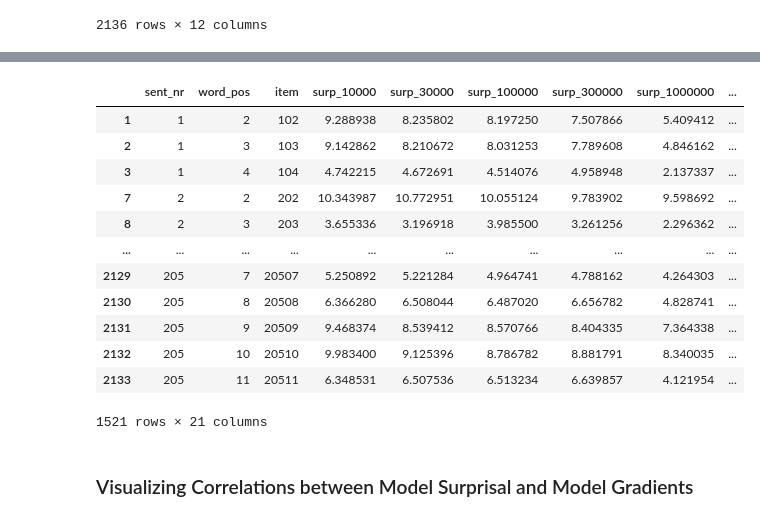
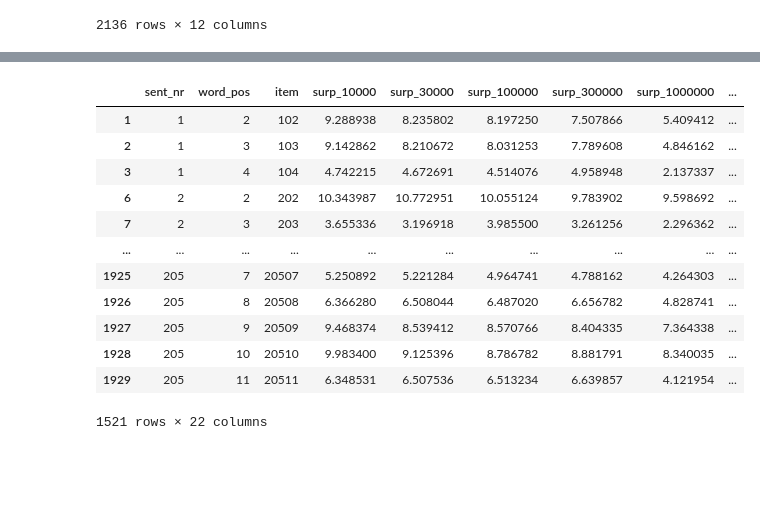
Before and after one commit to daanbrugmans/ru-computational-psycholinguistics-23-24, a Jupyter notebook: assignment-2/code/main.ipynb, the cells around one changed output, grey strips where cells are left out. Saved outputs shown, nothing was run; the diff lists cells and outputs as text; code cells hidden in the pictures; blank space fills up the shorter version.

```diff
--- a/assignment-2/code/main.ipynb
+++ b/assignment-2/code/main.ipynb
@@ -104,0 +110,24 @@ for erp_sentence_data in erp_data:
+# %%
+parsed_p600_data = []
+
+# For every sentence read by participants in the study...
+for sentence_index, erp_sentence_data in enumerate(erp_data):
+    # Get a tuple of the sentence's (words, participants, ERP components)
+    erp_sentence_data = erp_sentence_data[0]
+
+    # For every word in the sentence...
+    for word_index, erp_word_data in enumerate(erp_sentence_data):
+        # Get the P600 component for that word for all participants, then get the mean
+        p600s_for_word = erp_word_data[:, 4]
+        mean_p600_for_word = np.mean(p600s_for_word)
+
+        # Add a row to the parsed_p600_list in the same format as the .csvs generated by get_predictions
+        parsed_p600_data.append([
+            sentence_index + 1,
+            word_index + 1,
+            (100 * (sentence_index + 1)) + (word_index + 1),
+            mean_p600_for_word
+        ])
+
+parsed_p600_data = pd.DataFrame(parsed_p600_data, columns=["sent_nr", "word_pos", "item", "erp_p600_mean"])
+parsed_p600_data
@@ -152,58 +205,54 @@ model_stimuli_gradient_df
 def draw_lineplot(x_axis_name: str, y_axis_name: str, df: pd.DataFrame, x_axis_label: str = None, y_axis_label: str = None, title: str = None) -> pd.DataFrame:
     # Draw a linear regression plot, a scatter plot with a linear regression line on top of it
     plt.figure()
-    plot = sns.lmplot(x=x_axis_name, y=y_axis_name, data=df, seed=3131, line_kws={"color": "C1"})
+    plot = sns.lmplot(x=x_axis_name, y=y_axis_name, data=df, seed=3131, line_kws={"color": "C1"}, order=2)
 
     if (x_axis_label is not None) and (y_axis_label is not None):
         plot.set_axis_labels(x_axis_label, y_axis_label)
 
     if title is not None:
         plt.title(title)
 
     # Iterate over the data points in the plot
     for _, facet_df in plot.facet_data():
         # Remove missing values when calculating the linear regression
         facet_df = facet_df.dropna(axis=0)
 
         # Calculate slope, intercept, and correlation coefficient r of the linear regression shown in the plot
-        reg_slope, reg_intercept, r, _, _ = scipy.stats.linregress(
+        _, _, r, _, _ = scipy.stats.linregress(
             x=facet_df[x_axis_name],
             y=facet_df[y_axis_name]
         )
-
-        print(len(facet_df))
 
         # Write the regression's formula onto the plot
         max_x = facet_df[x_axis_name].max(axis=0)
         max_y = facet_df[y_axis_name].max(axis=0)
 
-        plt.text(max_x * 0.8, max_y * 0.95, f"y = {round(reg_slope, 2)}x + {round(reg_intercept)}")
-        plt.text(max_x * 0.8, max_y * 0.90, f"r = {round(r, 3)}")
+        plt.text(max_x * 0.7, max_y * 0.95, f"r = {round(r, 3)}")
 
-    return reg_slope, reg_intercept, r
+    return r
 
-# Merging the model stimuli dataframes
+
+# Merging the model stimuli dataframes with each other and the ERP P600 dataframe
 model_stimuli_df = pd.merge(model_stimuli_surprisal_df, model_stimuli_gradient_df.iloc[:, 2:], on="item")
+model_stimuli_df = pd.merge(model_stimuli_df, parsed_p600_data.iloc[:, 2:], on="item") # NOTE: This merge removes rows about surprisal/gradients of periods
 
-# Removing sentence-initial word, sentence-final word, and period
-model_stimuli_df = model_stimuli_df[~(model_stimuli_df["word_pos"].shift(-1) == 1)] # NOTE: Remove periods
+# Removing sentence-initial word and sentence-final word
 model_stimuli_df = model_stimuli_df[~(model_stimuli_df["word_pos"].shift(-1) == 1)] # NOTE: Remove sentence-final words
 model_stimuli_df = model_stimuli_df[~(model_stimuli_df["word_pos"] == 1)] # NOTE: Remove sentence-initial words
-model_stimuli_df = model_stimuli_df.iloc[:-2, :] # NOTE: Remove period and sentence-final word of final sentence
+model_stimuli_df = model_stimuli_df.iloc[:-1, :] # NOTE: Remove the sentence-final word of the final sentence
 model_stimuli_df
 # %% [output]
 |  | sent_nr | word_pos | item | surp_10000 | surp_30000 | surp_100000 | surp_300000 | surp_1000000 | ... |
 | 1 | 1 | 2 | 102 | 9.288938 | 8.235802 | 8.197250 | 7.507866 | 5.409412 | ... |
 | 2 | 1 | 3 | 103 | 9.142862 | 8.210672 | 8.031253 | 7.789608 | 4.846162 | ... |
 | 3 | 1 | 4 | 104 | 4.742215 | 4.672691 | 4.514076 | 4.958948 | 2.137337 | ... |
-| 7 | 2 | 2 | 202 | 10.343987 | 10.772951 | 10.055124 | 9.783902 | 9.598692 | ... |
-| 8 | 2 | 3 | 203 | 3.655336 | 3.196918 | 3.985500 | 3.261256 | 2.296362 | ... |
+| 6 | 2 | 2 | 202 | 10.343987 | 10.772951 | 10.055124 | 9.783902 | 9.598692 | ... |
+| 7 | 2 | 3 | 203 | 3.655336 | 3.196918 | 3.985500 | 3.261256 | 2.296362 | ... |
 | ... | ... | ... | ... | ... | ... | ... | ... | ... | ... |
-| 2129 | 205 | 7 | 20507 | 5.250892 | 5.221284 | 4.964741 | 4.788162 | 4.264303 | ... |
-| 2130 | 205 | 8 | 20508 | 6.366280 | 6.508044 | 6.487020 | 6.656782 | 4.828741 | ... |
-| 2131 | 205 | 9 | 20509 | 9.468374 | 8.539412 | 8.570766 | 8.404335 | 7.364338 | ... |
-| 2132 | 205 | 10 | 20510 | 9.983400 | 9.125396 | 8.786782 | 8.881791 | 8.340035 | ... |
-| 2133 | 205 | 11 | 20511 | 6.348531 | 6.507536 | 6.513234 | 6.639857 | 4.121954 | ... |
+| 1925 | 205 | 7 | 20507 | 5.250892 | 5.221284 | 4.964741 | 4.788162 | 4.264303 | ... |
+| 1926 | 205 | 8 | 20508 | 6.366280 | 6.508044 | 6.487020 | 6.656782 | 4.828741 | ... |
+| 1927 | 205 | 9 | 20509 | 9.468374 | 8.539412 | 8.570766 | 8.404335 | 7.364338 | ... |
+| 1928 | 205 | 10 | 20510 | 9.983400 | 9.125396 | 8.786782 | 8.881791 | 8.340035 | ... |
+| 1929 | 205 | 11 | 20511 | 6.348531 | 6.507536 | 6.513234 | 6.639857 | 4.121954 | ... |
-1521 rows × 21 columns
+1521 rows × 22 columns
-# %% [markdown]
-### Visualizing Correlations between Model Surprisal and Model Gradients
```
Also changed, not shown: parts of 31 cells of this notebook, 31 other files.
